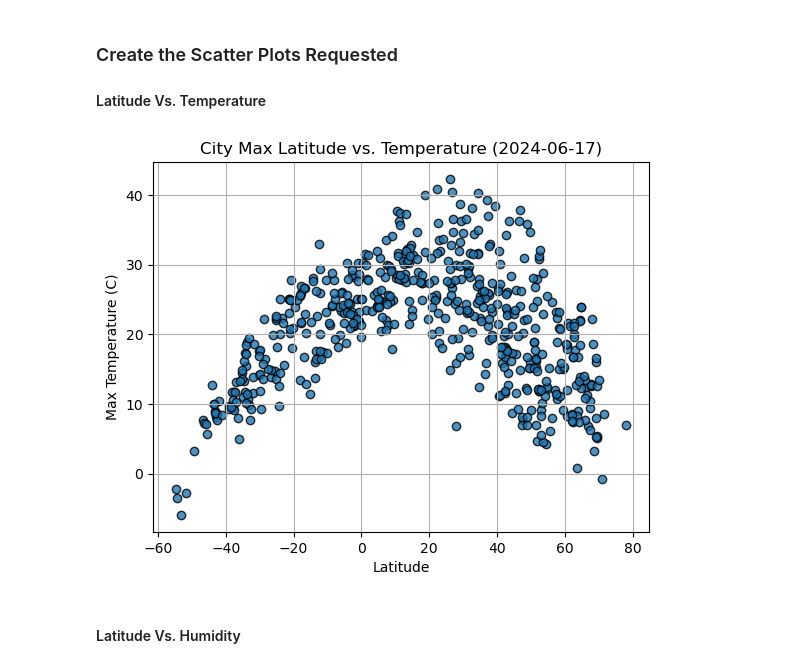
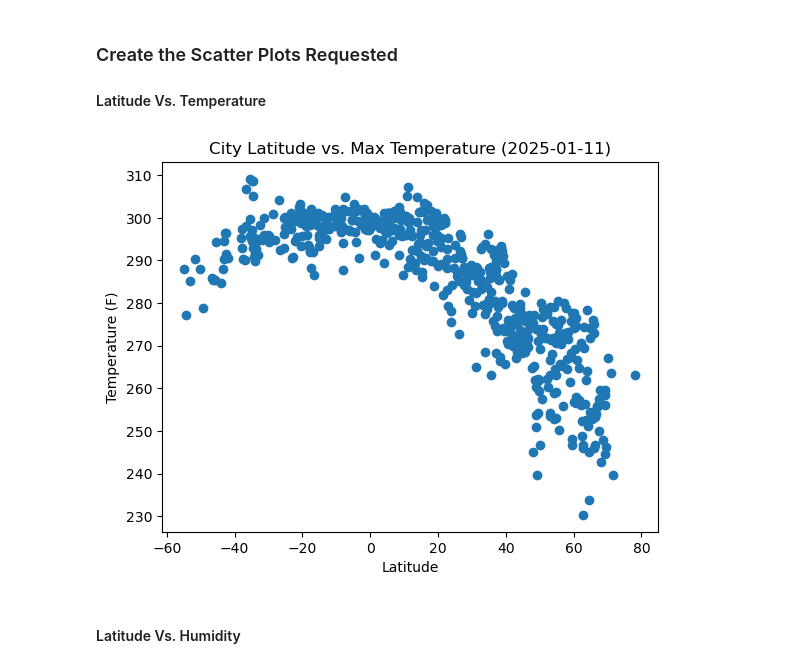
Before and after one commit to HanaDoubleU/python-api-challenge, a Jupyter notebook: WeatherPy/WeatherPy.ipynb, the cells around one changed output. Saved outputs shown, nothing was run; the diff lists cells and outputs as text; code cells hidden in the pictures.

```diff
--- a/WeatherPy/WeatherPy.ipynb
+++ b/WeatherPy/WeatherPy.ipynb
@@ -197,19 +197,24 @@ city_data_df.head()
 
 #### Latitude Vs. Temperature
 # %%
+# reference: weather_stats_solution.ipynb
 # Build scatter plot for latitude vs. temperature
-# YOUR CODE HERE
+x_values = city_data_df["Lat"]
+y_values = city_data_df["Max Temp"]
+plt.scatter(x_values, y_values)
 
 # Incorporate the other graph properties
-# YOUR CODE HERE
+plt.xlabel("Latitude")
+plt.ylabel("Temperature (F)")
+plt.title(f"City Latitude vs. Max Temperature (2025-01-11)")
 
 # Save the figure
 plt.savefig("output_data/Fig1.png")
 
 # Show plot
 plt.show()
 # %% [output]
-[figure, old version]
+[figure, new version]
 # %% [markdown]
 #### Latitude Vs. Humidity
 # %%
```
Also changed, not shown: parts of 3 cells of this notebook, 5 other files.
